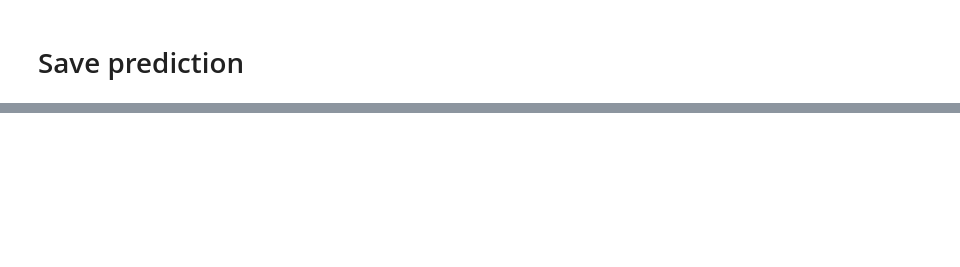
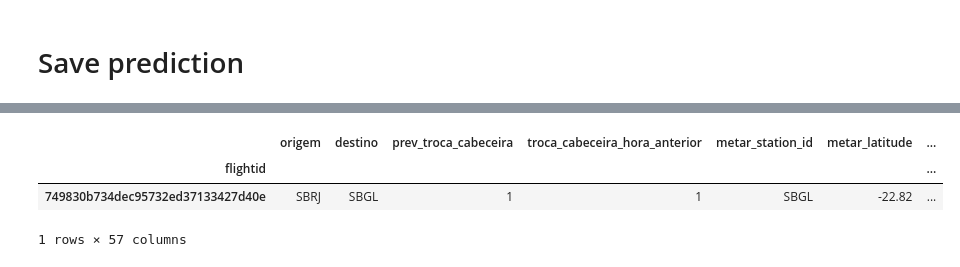
Before and after one commit to ryukinix/dsc2024, a Jupyter notebook: notebooks/catboost-baseline.ipynb, the cells around one changed output, grey strips where cells are left out. Saved outputs shown, nothing was run; the diff lists cells and outputs as text; code cells hidden in the pictures; blank space fills up the shorter version.

```diff
--- a/notebooks/catboost-baseline.ipynb
+++ b/notebooks/catboost-baseline.ipynb
@@ -255,0 +331,7 @@ array([ 0.50802634, 31.6474359 ])
+# %%
+X_test[X_test.gmatrix.isna()]
+# %% [output]
+|  | origem | destino | prev_troca_cabeceira | troca_cabeceira_hora_anterior | metar_station_id | metar_latitude | ... |
+| flightid |  |  |  |  |  |  | ... |
+| 749830b734dec95732ed37133427d40e | SBRJ | SBGL | 1 | 1 | SBGL | -22.82 | ... |
+1 rows × 57 columns
```
Also changed, not shown: parts of 21 cells of this notebook.
